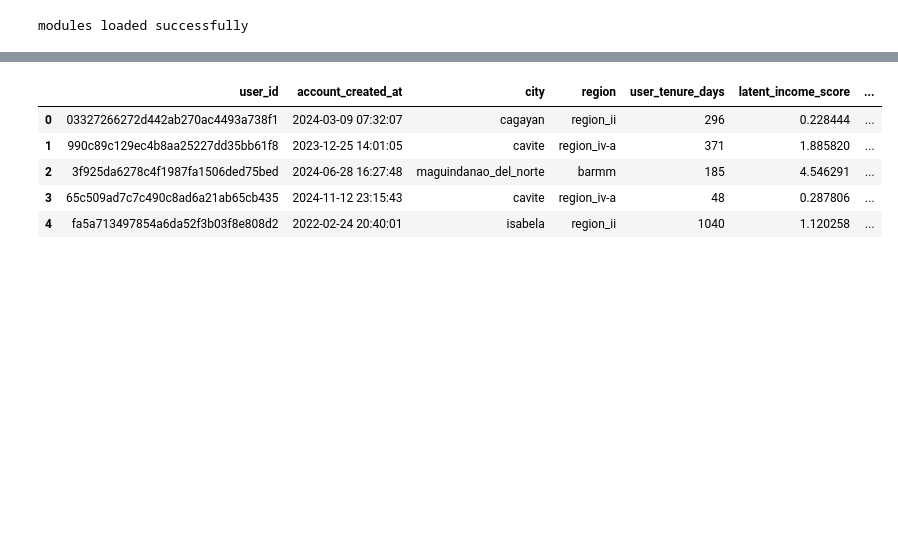
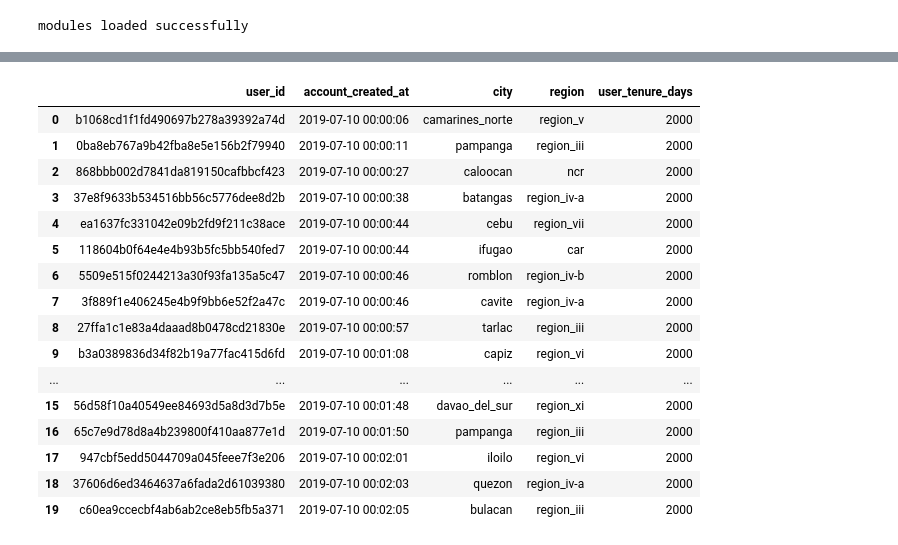
Before and after one commit to ruicchi/ph-ecommerce-data-simulator, a Jupyter notebook: notebooks/synthetic_data_gen.ipynb, the cells around one changed output, grey strips where cells are left out. Drawn from its saved outputs; the diff is of its cells as text; code cells hidden in the pictures; blank space fills up the shorter version.

```diff
--- a/notebooks/synthetic_data_gen.ipynb
+++ b/notebooks/synthetic_data_gen.ipynb
@@ -52,11 +52,13 @@ df_clean_users = df_users.drop(columns=[
     "latent_trust_in_platform",
 ])
 
+df_sorted_clean_users = df_clean_users.sort_values(by="account_created_at", ascending=True).reset_index(drop=True)
+df_sorted_sessions = df_sessions.sort_values(by="session_start_time", ascending=True).reset_index(drop=True)
 df_sorted_events = df_events.sort_values(by="event_timestamp").reset_index(drop=True)
 df_sorted_orders = df_orders.sort_values(by="order_timestamp").reset_index(drop=True)
 
-df_clean_users.to_csv(os.path.join(output_dir, 'users.csv'), index=False)
-df_sessions.to_csv(os.path.join(output_dir, 'sessions.csv'), index=False)
+df_sorted_clean_users.to_csv(os.path.join(output_dir, 'users.csv'), index=False)
+df_sorted_sessions.to_csv(os.path.join(output_dir, 'sessions.csv'), index=False)
 df_sorted_events.to_csv(os.path.join(output_dir, 'events.csv'), index=False)
 df_sorted_orders.to_csv(os.path.join(output_dir, 'orders.csv'), index=False)
 df_order_items.to_csv(os.path.join(output_dir, 'order_items.csv'), index=False)
@@ -185,10 +172,21 @@ Financial Shift (Latent Income vs. Base Price):
 # %%
-display(df_users.head())
+display(df_sorted_clean_users.head(20))
 # %% [output]
-|  | user_id | account_created_at | city | region | user_tenure_days | latent_income_score | ... |
-| 0 | 03327266272d442ab270ac4493a738f1 | 2024-03-09 07:32:07 | cagayan | region_ii | 296 | 0.228444 | ... |
-| 1 | 990c89c129ec4b8aa25227dd35bb61f8 | 2023-12-25 14:01:05 | cavite | region_iv-a | 371 | 1.885820 | ... |
-| 2 | 3f925da6278c4f1987fa1506ded75bed | 2024-06-28 16:27:48 | maguindanao_del_norte | barmm | 185 | 4.546291 | ... |
-| 3 | 65c509ad7c7c490c8ad6a21ab65cb435 | 2024-11-12 23:15:43 | cavite | region_iv-a | 48 | 0.287806 | ... |
-| 4 | fa5a713497854a6da52f3b03f8e808d2 | 2022-02-24 20:40:01 | isabela | region_ii | 1040 | 1.120258 | ... |
+|  | user_id | account_created_at | city | region | user_tenure_days |
+| 0 | b1068cd1f1fd490697b278a39392a74d | 2019-07-10 00:00:06 | camarines_norte | region_v | 2000 |
+| 1 | 0ba8eb767a9b42fba8e5e156b2f79940 | 2019-07-10 00:00:11 | pampanga | region_iii | 2000 |
+| 2 | 868bbb002d7841da819150cafbbcf423 | 2019-07-10 00:00:27 | caloocan | ncr | 2000 |
+| 3 | 37e8f9633b534516bb56c5776dee8d2b | 2019-07-10 00:00:38 | batangas | region_iv-a | 2000 |
+| 4 | ea1637fc331042e09b2fd9f211c38ace | 2019-07-10 00:00:44 | cebu | region_vii | 2000 |
+| 5 | 118604b0f64e4e4b93b5fc5bb540fed7 | 2019-07-10 00:00:44 | ifugao | car | 2000 |
+| 6 | 5509e515f0244213a30f93fa135a5c47 | 2019-07-10 00:00:46 | romblon | region_iv-b | 2000 |
+| 7 | 3f889f1e406245e4b9f9bb6e52f2a47c | 2019-07-10 00:00:46 | cavite | region_iv-a | 2000 |
+| 8 | 27ffa1c1e83a4daaad8b0478cd21830e | 2019-07-10 00:00:57 | tarlac | region_iii | 2000 |
+| 9 | b3a0389836d34f82b19a77fac415d6fd | 2019-07-10 00:01:08 | capiz | region_vi | 2000 |
+| ... | ... | ... | ... | ... | ... |
+| 15 | 56d58f10a40549ee84693d5a8d3d7b5e | 2019-07-10 00:01:48 | davao_del_sur | region_xi | 2000 |
+| 16 | 65c7e9d78d8a4b239800f410aa877e1d | 2019-07-10 00:01:50 | pampanga | region_iii | 2000 |
+| 17 | 947cbf5edd5044709a045feee7f3e206 | 2019-07-10 00:02:01 | iloilo | region_vi | 2000 |
+| 18 | 37606d6ed3464637a6fada2d61039380 | 2019-07-10 00:02:03 | quezon | region_iv-a | 2000 |
+| 19 | c60ea9ccecbf4ab6ab2ce8eb5fb5a371 | 2019-07-10 00:02:05 | bulacan | region_iii | 2000 |
 # %%
```
Also changed, not shown: parts of 6 cells of this notebook, 2 other files.
